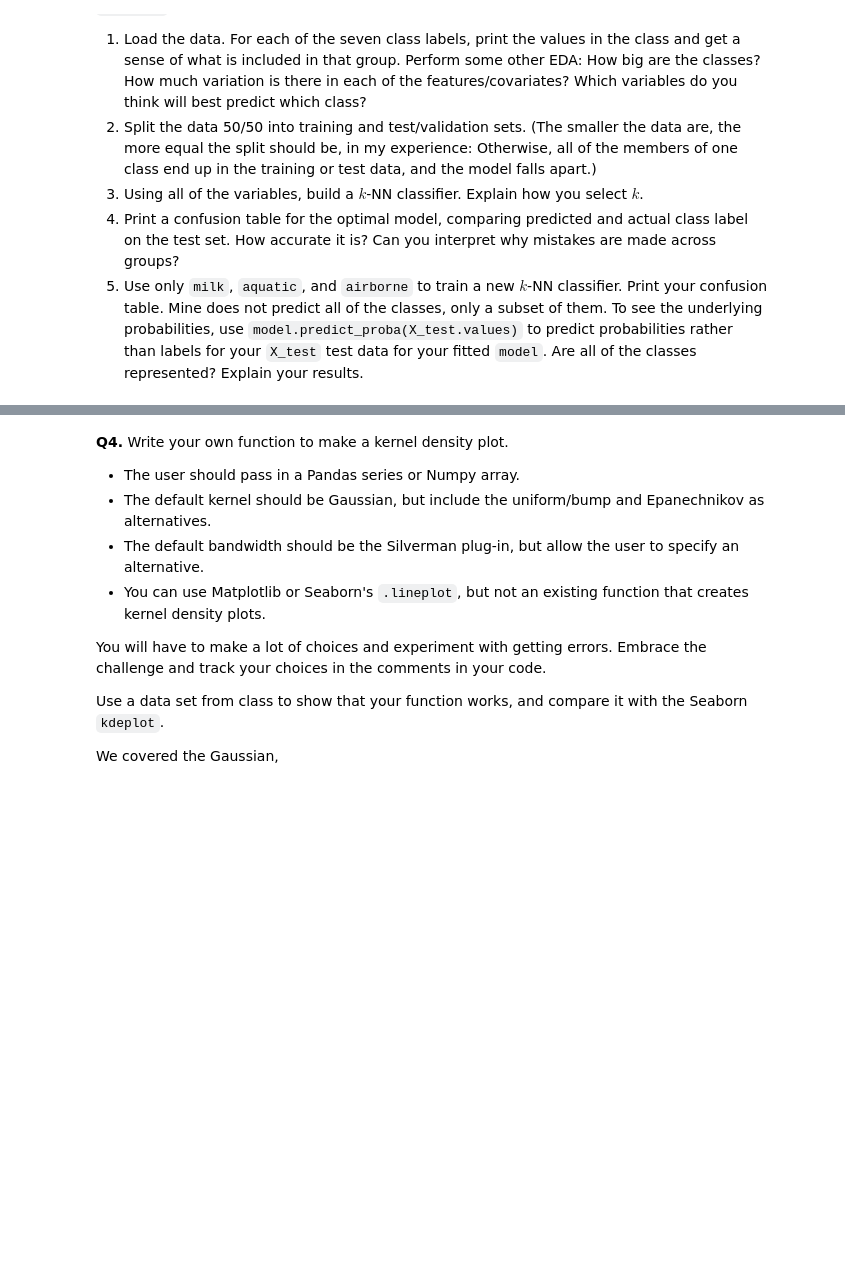
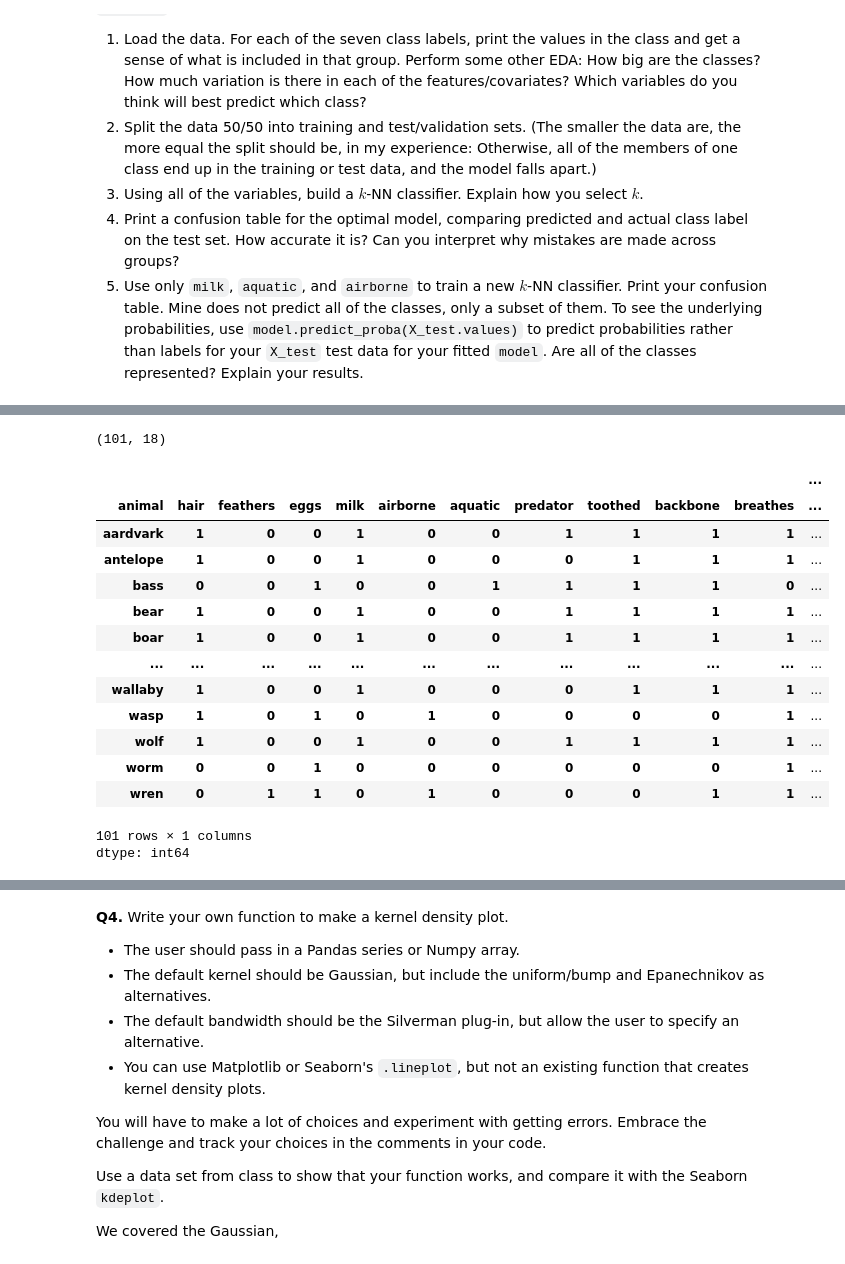
Before and after one commit to ananya-balach/KNN, a Jupyter notebook: assignment/assignment.ipynb, the cells around one changed output, grey strips where cells are left out. Drawn from its saved outputs; the diff is of its cells as text; code cells hidden in the pictures; blank space fills up the shorter version.

```diff
--- a/assignment/assignment.ipynb
+++ b/assignment/assignment.ipynb
@@ -171,0 +184,23 @@ The data consist of a label, `class`, taking integer values 1 to 7, the name of
+# %%
+df = pd.read_csv('zoo.csv') # Local file
+
+df.head()
+print(df.shape)
+df.value_counts()
+# %% [output]
+(101, 18)
+|  |  |  |  |  |  |  |  |  |  |  | ... |
+| animal | hair | feathers | eggs | milk | airborne | aquatic | predator | toothed | backbone | breathes | ... |
+| aardvark | 1 | 0 | 0 | 1 | 0 | 0 | 1 | 1 | 1 | 1 | ... |
+| antelope | 1 | 0 | 0 | 1 | 0 | 0 | 0 | 1 | 1 | 1 | ... |
+| bass | 0 | 0 | 1 | 0 | 0 | 1 | 1 | 1 | 1 | 0 | ... |
+| bear | 1 | 0 | 0 | 1 | 0 | 0 | 1 | 1 | 1 | 1 | ... |
+| boar | 1 | 0 | 0 | 1 | 0 | 0 | 1 | 1 | 1 | 1 | ... |
+| ... | ... | ... | ... | ... | ... | ... | ... | ... | ... | ... | ... |
+| wallaby | 1 | 0 | 0 | 1 | 0 | 0 | 0 | 1 | 1 | 1 | ... |
+| wasp | 1 | 0 | 1 | 0 | 1 | 0 | 0 | 0 | 0 | 1 | ... |
+| wolf | 1 | 0 | 0 | 1 | 0 | 0 | 1 | 1 | 1 | 1 | ... |
+| worm | 0 | 0 | 1 | 0 | 0 | 0 | 0 | 0 | 0 | 1 | ... |
+| wren | 0 | 1 | 1 | 0 | 1 | 0 | 0 | 0 | 1 | 1 | ... |
+101 rows × 1 columns
+dtype: int64
```
Also changed, not shown: parts of 14 cells of this notebook.
